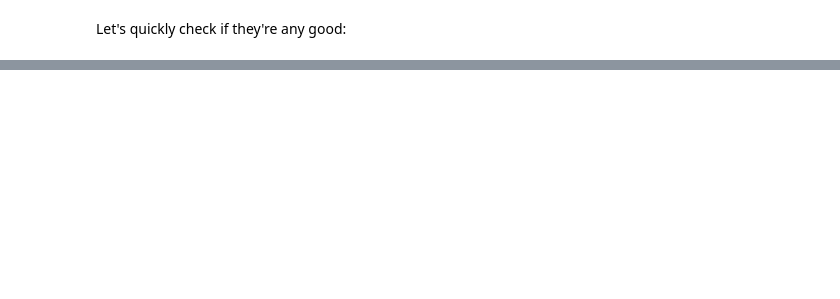
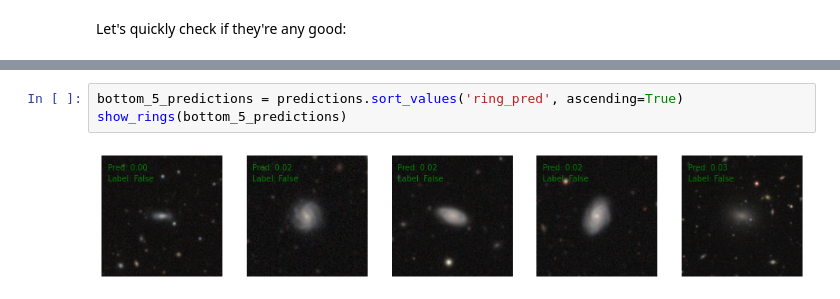
Before and after one commit to josvalen/practicetemp, a Jupyter notebook: Zoobot_Finetune_PyTorch.ipynb, the cells around one changed output, grey strips where cells are left out. Cells and saved outputs as stored; diff of their text form; blank space fills up the shorter version.

```diff
--- a/Zoobot_Finetune_PyTorch.ipynb
+++ b/Zoobot_Finetune_PyTorch.ipynb
@@ -316,0 +306,5 @@ Let's quickly check if they're any good:
+# %%
+bottom_5_predictions = predictions.sort_values('ring_pred', ascending=True)
+show_rings(bottom_5_predictions)
+# %% [output]
+[figure, added]
```
Also changed, not shown: parts of 25 cells of this notebook.
